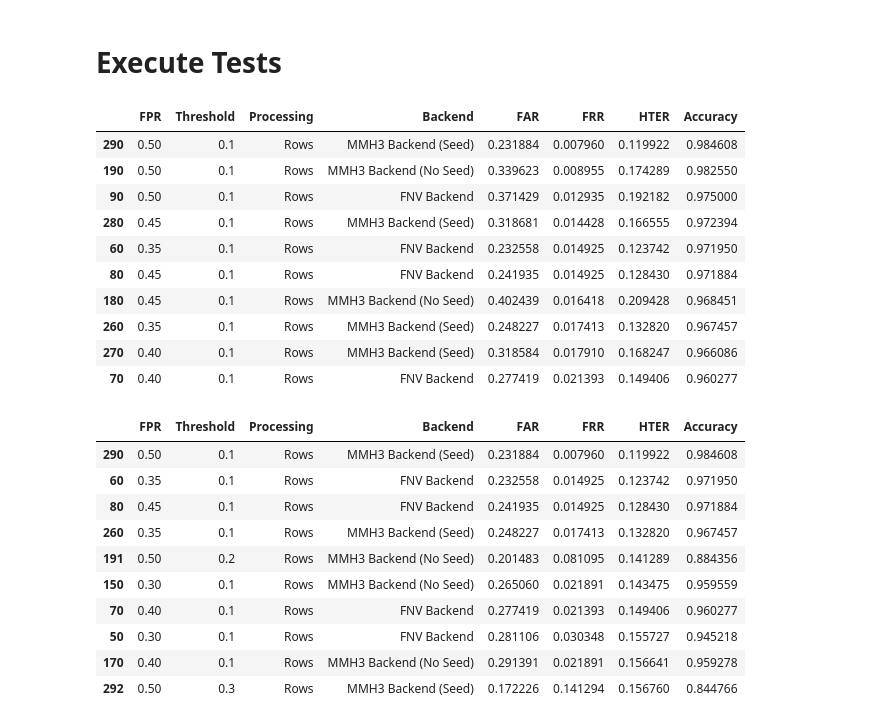
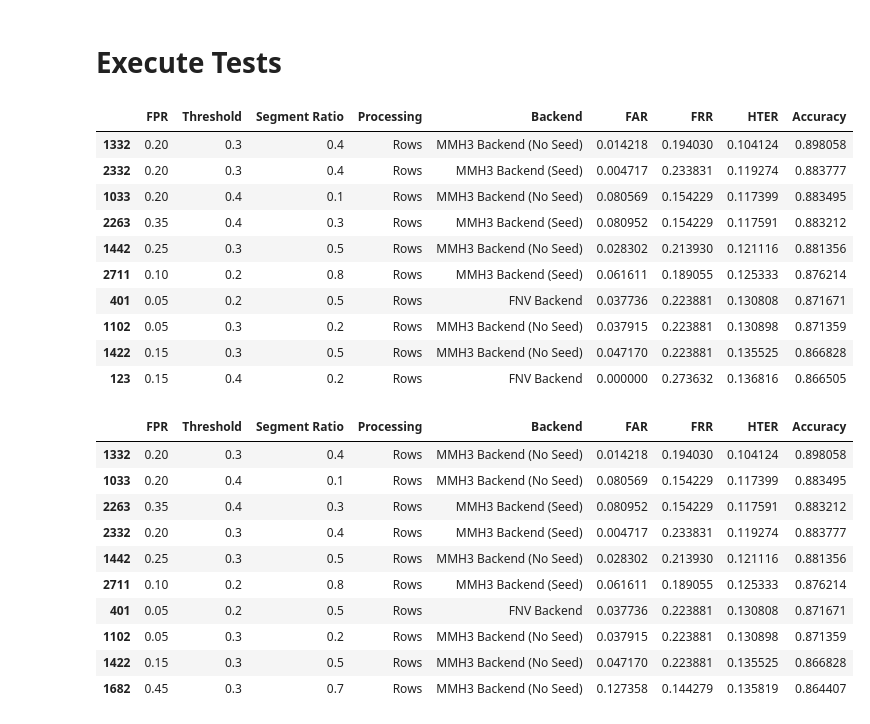
Before and after one commit to CPP-EEG-Authentication-Defense-Project/Authentication-Models, a Jupyter notebook: hash-based/bloom.ipynb, the cells around one changed output. Cells and saved outputs as stored; diff of their text form; code cells hidden in the pictures.

```diff
--- a/hash-based/bloom.ipynb
+++ b/hash-based/bloom.ipynb
@@ -76,7 +76,7 @@ class TestResultsSummary:
                         summary_b: 'TestResultsSummary') -> 'TestResultsSummary':
         return TestResultsSummary(
             true_positives=summary_a.true_positives + summary_b.true_positives,
-            false_positives=summary_a.false_positives + summary_b.false_negatives,
+            false_positives=summary_a.false_positives + summary_b.false_positives,
             false_negatives=summary_a.false_negatives + summary_b.false_negatives,
             true_negatives=summary_a.true_negatives + summary_b.true_negatives
         )
@@ -353,16 +353,18 @@ def run_template_test_set(test_set: TemplateTestSet) -> TestResultsSummary:
         summary.increment_count(result_type)
     return summary
 # %%
-results_data: typing.Dict[typing.Tuple[float, float, str], TestResultsSummary] = {}
+results_data: typing.Dict[typing.Tuple[float, float, str, float, bool], TestResultsSummary] = {}
 for template_test_set in iter_template_test_sets(processed_data_map, subject_tokens_map):
     false_positive_rate = template_test_set.template_data.false_positive_rate
     threshold = template_test_set.threshold
     hash_backend_label = template_test_set.template_data.hash_backend.label
+    segment_ratio = template_test_set.template_data.template.segment_ratio
     row_wise = template_test_set.template_data.template.row_wise
     result_key = (
         false_positive_rate,
         threshold,
         hash_backend_label,
+        segment_ratio,
         row_wise
     )
     if result_key not in results_data:
@@ -374,45 +376,45 @@ for template_test_set in iter_template_test_sets(processed_data_map, subject_tok
 # %%
 results_data_rows = []
 for data_key, results_summary in results_data.items():
-    fpr, threshold, backend_label, row_wise = data_key
+    fpr, threshold, backend_label, segment_ratio, row_wise = data_key
     row_wise_label = 'Rows' if row_wise else 'Columns'
     results_data_rows.append([
-        fpr, threshold, row_wise_label,
+        fpr, threshold, segment_ratio, row_wise_label,
         backend_label, results_summary.false_accept_rate,
         results_summary.false_reject_rate, results_summary.half_total_error_rate,
         results_summary.accuracy
     ])
 results_dataframe = pd.DataFrame(
     results_data_rows,
-    columns=['FPR', 'Threshold', 'Processing', 'Backend', 'FAR', 'FRR', 'HTER', 'Accuracy']
+    columns=['FPR', 'Threshold', 'Segment Ratio', 'Processing', 'Backend', 'FAR', 'FRR', 'HTER', 'Accuracy']
 )
 results_dataframe.sort_values(by=['Accuracy'], ascending=False).head(10)
 # %% [output]
-|  | FPR | Threshold | Processing | Backend | FAR | FRR | HTER | Accuracy |
-| 290 | 0.50 | 0.1 | Rows | MMH3 Backend (Seed) | 0.231884 | 0.007960 | 0.119922 | 0.984608 |
-| 190 | 0.50 | 0.1 | Rows | MMH3 Backend (No Seed) | 0.339623 | 0.008955 | 0.174289 | 0.982550 |
-| 90 | 0.50 | 0.1 | Rows | FNV Backend | 0.371429 | 0.012935 | 0.192182 | 0.975000 |
-| 280 | 0.45 | 0.1 | Rows | MMH3 Backend (Seed) | 0.318681 | 0.014428 | 0.166555 | 0.972394 |
-| 60 | 0.35 | 0.1 | Rows | FNV Backend | 0.232558 | 0.014925 | 0.123742 | 0.971950 |
-| 80 | 0.45 | 0.1 | Rows | FNV Backend | 0.241935 | 0.014925 | 0.128430 | 0.971884 |
-| 180 | 0.45 | 0.1 | Rows | MMH3 Backend (No Seed) | 0.402439 | 0.016418 | 0.209428 | 0.968451 |
-| 260 | 0.35 | 0.1 | Rows | MMH3 Backend (Seed) | 0.248227 | 0.017413 | 0.132820 | 0.967457 |
-| 270 | 0.40 | 0.1 | Rows | MMH3 Backend (Seed) | 0.318584 | 0.017910 | 0.168247 | 0.966086 |
-| 70 | 0.40 | 0.1 | Rows | FNV Backend | 0.277419 | 0.021393 | 0.149406 | 0.960277 |
+|  | FPR | Threshold | Segment Ratio | Processing | Backend | FAR | FRR | HTER | Accuracy |
+| 1332 | 0.20 | 0.3 | 0.4 | Rows | MMH3 Backend (No Seed) | 0.014218 | 0.194030 | 0.104124 | 0.898058 |
+| 2332 | 0.20 | 0.3 | 0.4 | Rows | MMH3 Backend (Seed) | 0.004717 | 0.233831 | 0.119274 | 0.883777 |
+| 1033 | 0.20 | 0.4 | 0.1 | Rows | MMH3 Backend (No Seed) | 0.080569 | 0.154229 | 0.117399 | 0.883495 |
+| 2263 | 0.35 | 0.4 | 0.3 | Rows | MMH3 Backend (Seed) | 0.080952 | 0.154229 | 0.117591 | 0.883212 |
+| 1442 | 0.25 | 0.3 | 0.5 | Rows | MMH3 Backend (No Seed) | 0.028302 | 0.213930 | 0.121116 | 0.881356 |
+| 2711 | 0.10 | 0.2 | 0.8 | Rows | MMH3 Backend (Seed) | 0.061611 | 0.189055 | 0.125333 | 0.876214 |
+| 401 | 0.05 | 0.2 | 0.5 | Rows | FNV Backend | 0.037736 | 0.223881 | 0.130808 | 0.871671 |
+| 1102 | 0.05 | 0.3 | 0.2 | Rows | MMH3 Backend (No Seed) | 0.037915 | 0.223881 | 0.130898 | 0.871359 |
+| 1422 | 0.15 | 0.3 | 0.5 | Rows | MMH3 Backend (No Seed) | 0.047170 | 0.223881 | 0.135525 | 0.866828 |
+| 123 | 0.15 | 0.4 | 0.2 | Rows | FNV Backend | 0.000000 | 0.273632 | 0.136816 | 0.866505 |
 # %%
 results_dataframe.sort_values(by=['HTER'], ascending=True).head(10)
 # %% [output]
-|  | FPR | Threshold | Processing | Backend | FAR | FRR | HTER | Accuracy |
-| 290 | 0.50 | 0.1 | Rows | MMH3 Backend (Seed) | 0.231884 | 0.007960 | 0.119922 | 0.984608 |
-| 60 | 0.35 | 0.1 | Rows | FNV Backend | 0.232558 | 0.014925 | 0.123742 | 0.971950 |
-| 80 | 0.45 | 0.1 | Rows | FNV Backend | 0.241935 | 0.014925 | 0.128430 | 0.971884 |
-| 260 | 0.35 | 0.1 | Rows | MMH3 Backend (Seed) | 0.248227 | 0.017413 | 0.132820 | 0.967457 |
-| 191 | 0.50 | 0.2 | Rows | MMH3 Backend (No Seed) | 0.201483 | 0.081095 | 0.141289 | 0.884356 |
-| 150 | 0.30 | 0.1 | Rows | MMH3 Backend (No Seed) | 0.265060 | 0.021891 | 0.143475 | 0.959559 |
-| 70 | 0.40 | 0.1 | Rows | FNV Backend | 0.277419 | 0.021393 | 0.149406 | 0.960277 |
-| 50 | 0.30 | 0.1 | Rows | FNV Backend | 0.281106 | 0.030348 | 0.155727 | 0.945218 |
-| 170 | 0.40 | 0.1 | Rows | MMH3 Backend (No Seed) | 0.291391 | 0.021891 | 0.156641 | 0.959278 |
-| 292 | 0.50 | 0.3 | Rows | MMH3 Backend (Seed) | 0.172226 | 0.141294 | 0.156760 | 0.844766 |
+|  | FPR | Threshold | Segment Ratio | Processing | Backend | FAR | FRR | HTER | Accuracy |
+| 1332 | 0.20 | 0.3 | 0.4 | Rows | MMH3 Backend (No Seed) | 0.014218 | 0.194030 | 0.104124 | 0.898058 |
+| 1033 | 0.20 | 0.4 | 0.1 | Rows | MMH3 Backend (No Seed) | 0.080569 | 0.154229 | 0.117399 | 0.883495 |
+| 2263 | 0.35 | 0.4 | 0.3 | Rows | MMH3 Backend (Seed) | 0.080952 | 0.154229 | 0.117591 | 0.883212 |
+| 2332 | 0.20 | 0.3 | 0.4 | Rows | MMH3 Backend (Seed) | 0.004717 | 0.233831 | 0.119274 | 0.883777 |
+| 1442 | 0.25 | 0.3 | 0.5 | Rows | MMH3 Backend (No Seed) | 0.028302 | 0.213930 | 0.121116 | 0.881356 |
+| 2711 | 0.10 | 0.2 | 0.8 | Rows | MMH3 Backend (Seed) | 0.061611 | 0.189055 | 0.125333 | 0.876214 |
+| 401 | 0.05 | 0.2 | 0.5 | Rows | FNV Backend | 0.037736 | 0.223881 | 0.130808 | 0.871671 |
+| 1102 | 0.05 | 0.3 | 0.2 | Rows | MMH3 Backend (No Seed) | 0.037915 | 0.223881 | 0.130898 | 0.871359 |
+| 1422 | 0.15 | 0.3 | 0.5 | Rows | MMH3 Backend (No Seed) | 0.047170 | 0.223881 | 0.135525 | 0.866828 |
+| 1682 | 0.45 | 0.3 | 0.7 | Rows | MMH3 Backend (No Seed) | 0.127358 | 0.144279 | 0.135819 | 0.864407 |
 # %%
 print(f'Total number of test results: {len(results_data)}')
 # %% [output]
```
Also changed, not shown: parts of 1 cell of this notebook.
